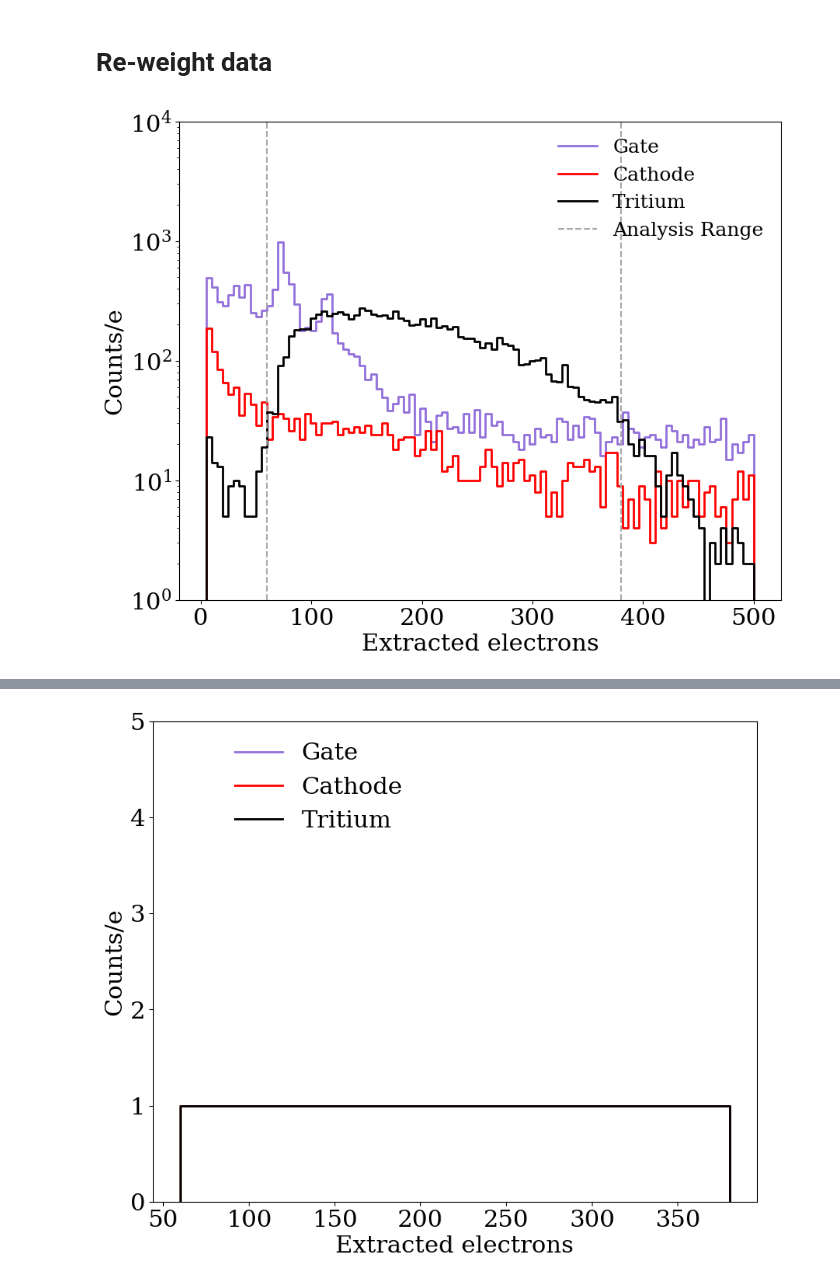
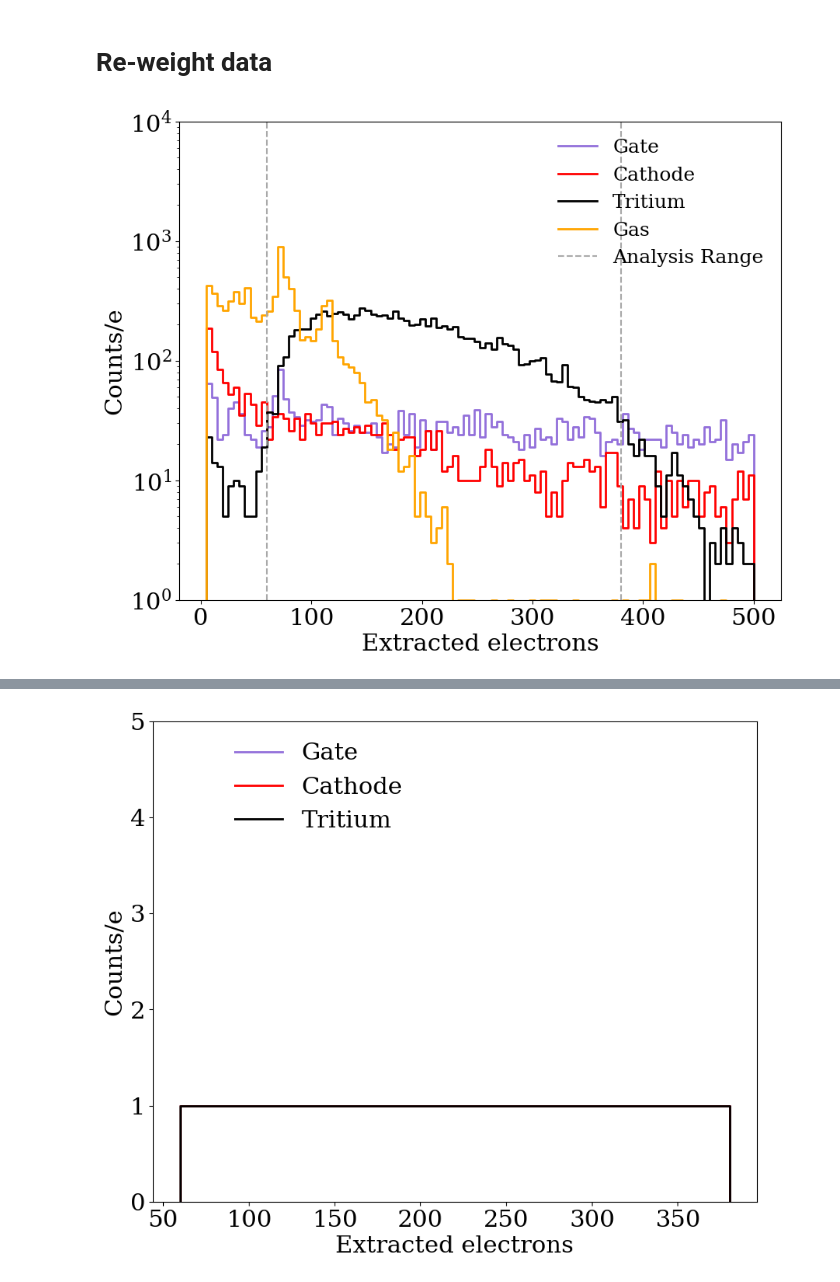
Before and after one commit to lizziewitt/MSci_Project, a Jupyter notebook: 02_machine_learning_testing.ipynb, the cells around one changed output, grey strips where cells are left out. Saved outputs shown, nothing was run; the diff lists cells and outputs as text; code cells hidden in the pictures.

```diff
--- a/02_machine_learning_testing.ipynb
+++ b/02_machine_learning_testing.ipynb
@@ -39,11 +40,11 @@ SE_size = 47.07
 # %%
 df1 = pd.read_csv('tritium_ML_data.csv')
 df2 = pd.read_csv('bg_sr1_vetoes.csv')
+df3 = pd.read_csv('bg_sr1_vetoes_gassplit.csv')
 
-df = pd.concat([df1,df2], ignore_index=True)
+df = pd.concat([df1,df3], ignore_index=True)
 df = df.drop('Unnamed: 0', axis = 1)
 df.head()
-#df.type[0]
 # %% [output]
 |  | runID | eventID | area | max_pulse_height | ext_elec | x | y | r | S2_width | label | ... |
 | 0 | 8155 | 22203 | 6436.112305 | 2.266133 | 136.734912 | -45.228909 | -22.735205 | 50.621573 | 6930.0 | 2 | ... |
@@ -59,31 +60,37 @@ electron_axis = hist.axis.Regular(100,5,500,name="electrons",
 # %%
 gate_hist = Hist(electron_axis)
 gate_cut = df.type == "gate"
 gate_hist.fill(df.ext_elec[gate_cut])
+
+gas_hist = Hist(electron_axis)
+gas_cut = df.type == "gas"
+gas_hist.fill(df.ext_elec[gas_cut])
 
 cath_hist = Hist(electron_axis)
 cath_cut = df.type == "cathode"
 cath_hist.fill(df.ext_elec[cath_cut])
 
 trit_hist = Hist(electron_axis)
 trit_cut = df.type == "tritium"
 trit_hist.fill(df.ext_elec[trit_cut])
 
 fig, ax = plt.subplots(figsize=(10, 8))
 gate_hist.plot(color='mediumpurple',ls='-',lw=2,yerr=False,label='Gate',ax=ax)
 cath_hist.plot(color='red',ls='-',lw=2,yerr=False,label='Cathode',ax=ax)
 trit_hist.plot(color='black',ls='-',lw=2,yerr=False,label='Tritium',ax=ax)
+gas_hist.plot(color='orange',ls='-',lw=2,yerr=False,label='Gas',ax=ax)
+
 
 plt.plot(np.full(5,60), np.logspace(0, 4, 5), linestyle = '--', color = 'darkgrey', label = 'Analysis Range')
 plt.plot(np.full(5,380), np.logspace(0, 4, 5), linestyle = '--', color = 'darkgrey')
 
 
 ax.set(xlabel='Extracted electrons',ylabel='Counts/e',yscale='log',ylim=[1,10000])
 ax.legend(bbox_to_anchor=(1,1),loc='upper right',frameon=False, fontsize = 18)
 
 plt.show()
 # %% [output]
-[figure, old version]
+[figure, new version]
 # %%
 # implementing thresholds
 thresh_cut = (60 < df.ext_elec) & (df.ext_elec < 380)
```
Also changed, not shown: parts of 36 cells of this notebook.
